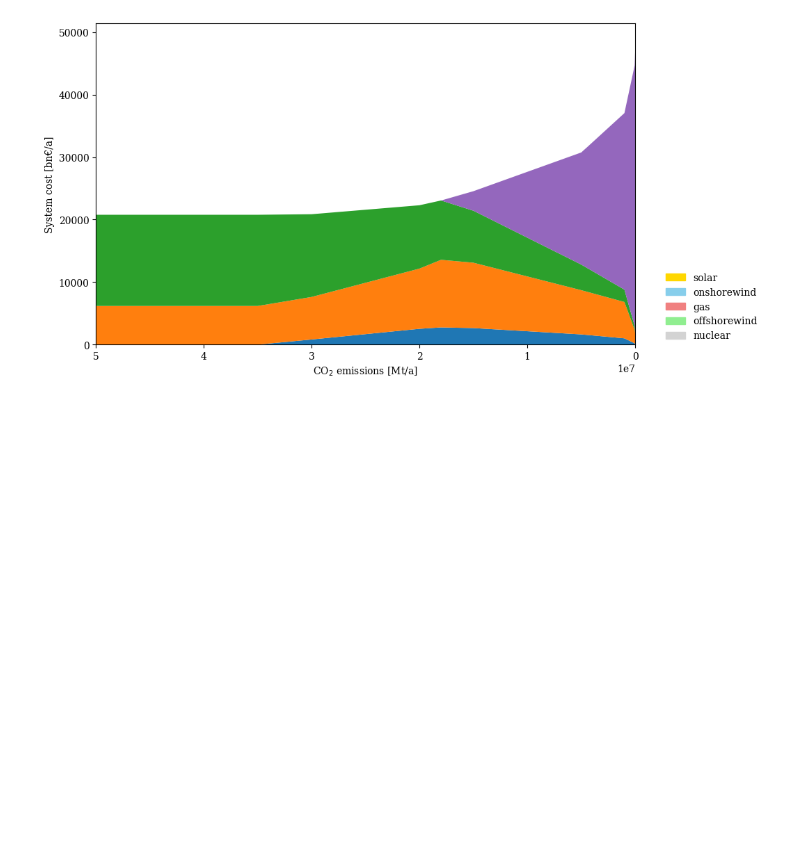
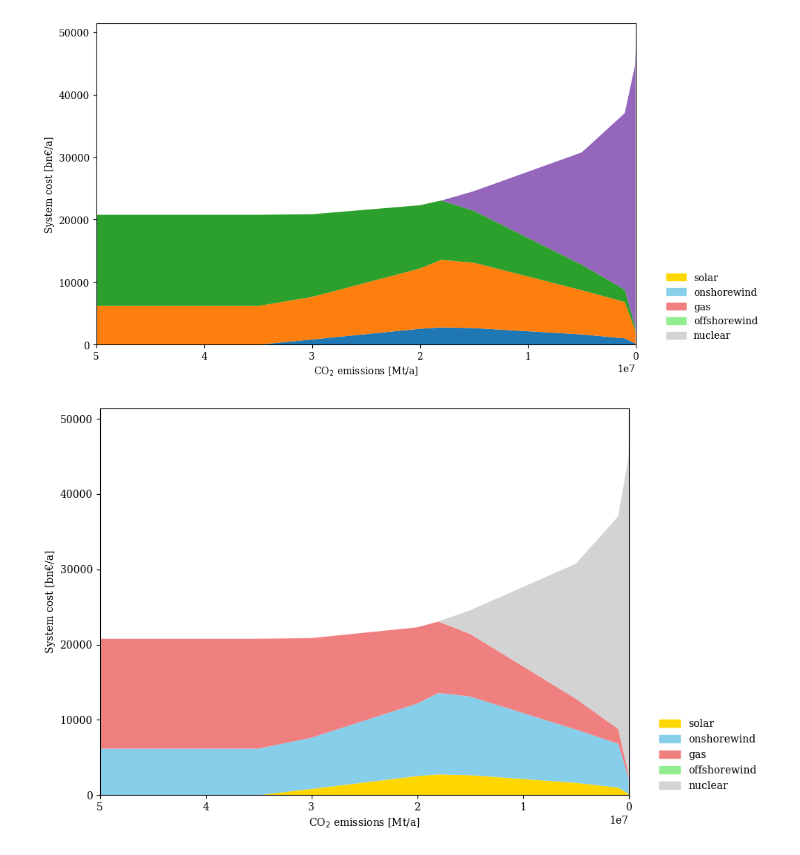
Before and after one commit to CarlosFdHL/ieg_project, a Jupyter notebook: Bmodel.ipynb, the cells around one changed output. Cells and saved outputs as stored; diff of their text form; code cells hidden in the pictures; blank space fills up the shorter version.

```diff
--- a/Bmodel.ipynb
+++ b/Bmodel.ipynb
@@ -435,3 +452,28 @@ plt.legend(handles=legend_patches, frameon=False, loc=(1.05, 0))
 plt.show()
 # %% [output]
 [figure]
+# %%
+import pandas as pd
+import matplotlib.pyplot as plt
+from matplotlib.patches import Patch
+
+# Ensure the DataFrame columns are in the same order as the labels
+labels = ['solar', 'onshorewind', 'gas', 'offshorewind', 'nuclear']
+colors = ['gold', 'skyblue', 'lightcoral', 'lightgreen', 'lightgrey']
+df = df[labels]  # Reorder columns to match labels/colors
+
+# Plot with custom colors
+ax = df.plot.area(stacked=True, color=colors, linewidth=0, figsize=(10, 6),
+                  xlim=(0, 50e6), xlabel=r"CO$_2$ emissions [Mt/a]", ylabel="System cost [bn€/a]")
+
+# Invert the x-axis
+plt.gca().invert_xaxis()
+
+# Custom legend
+legend_patches = [Patch(color=color, label=label) for color, label in zip(colors, labels)]
+plt.legend(handles=legend_patches, frameon=False, loc=(1.05, 0))
+
+plt.tight_layout()
+plt.show()
+# %% [output]
+[figure, added]
```
Also changed, not shown: parts of 5 cells of this notebook.
